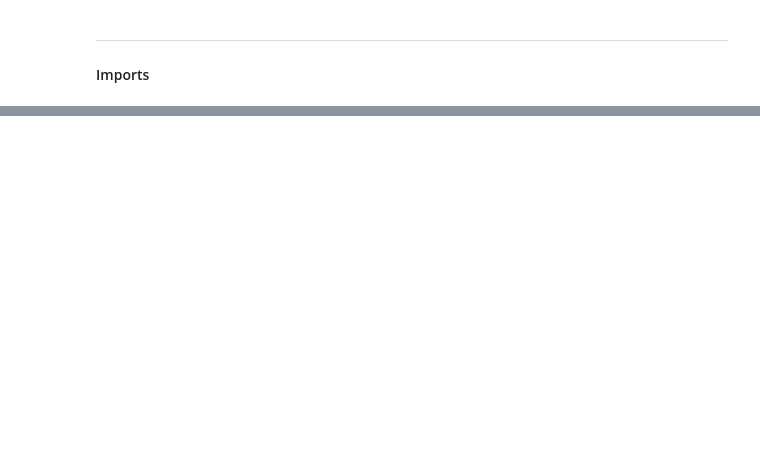
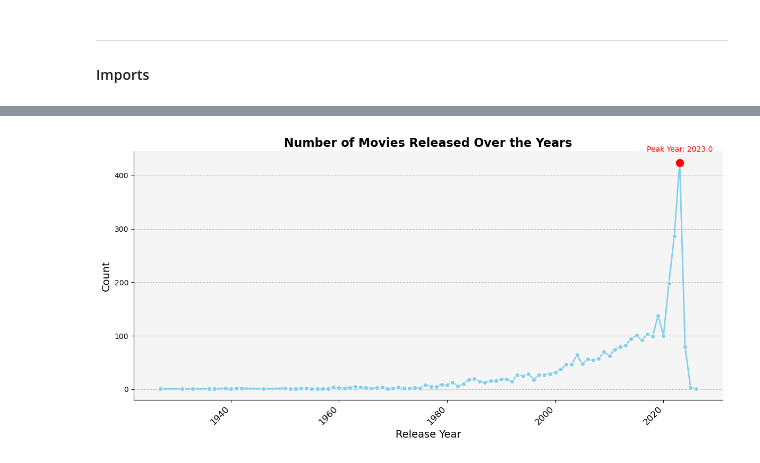
Before and after one commit to tamadasun/Integrated-Movie-Recommendation-and-Analysis, a Jupyter notebook: notebooks/01_Data_Cleaning_and_EDA.ipynb, the cells around one changed output, grey strips where cells are left out. Saved outputs shown, nothing was run; the diff lists cells and outputs as text; code cells hidden in the pictures; blank space fills up the shorter version.

```diff
--- a/notebooks/01_Data_Cleaning_and_EDA.ipynb
+++ b/notebooks/01_Data_Cleaning_and_EDA.ipynb
@@ -63,0 +319,8 @@ We use the TMDB API to collect comprehensive movie data, ensuring a diverse and
+# %%
+#Normalize numerical features for better model performance
+scaler = MinMaxScaler()
+
+tmdb_df['popularity_normalized'] = scaler.fit_transform(tmdb_df[['popularity']])
+
+
+tmdb_df['vote_count_normalized'] = scaler.fit_transform(tmdb_df[['vote_count']])
@@ -63,0 +422,3 @@ We use the TMDB API to collect comprehensive movie data, ensuring a diverse and
+# %%
+#create new column that shows the release year
+tmdb_df['release_year'] = pd.to_datetime(tmdb_df['release_date']).dt.year
@@ -63,0 +439,27 @@ We use the TMDB API to collect comprehensive movie data, ensuring a diverse and
+# %%
+# Explore release years
+release_year_counts = tmdb_df['release_year'].value_counts().sort_index()
+plt.figure(figsize=(12, 6))
+line_plot = sns.lineplot(x=release_year_counts.index, y=release_year_counts.values,
+                         marker='o', color='skyblue', linewidth=2)
+#highlight the peak year with red mark
+peak_year = release_year_counts.idxmax()
+plt.scatter(peak_year, release_year_counts.max(), color='red', s=100, zorder=5)
+
+#annotate the peak year
+plt.text(peak_year, release_year_counts.max() + 20, f'Peak Year: {peak_year}',
+         color='red', ha='center', fontsize=10)
+plt.title('Number of Movies Released Over the Years', fontsize=16, weight='bold')
+plt.xlabel('Release Year', fontsize=14)
+plt.ylabel('Count', fontsize=14)
+plt.xticks(rotation=45, ha='right', fontsize=12)
+
+#background customization
+plt.gca().set_facecolor('#F5F5F5')
+plt.grid(axis='y', linestyle='--', alpha=0.7)
+sns.despine()
+plt.tight_layout()
+
+plt.show()
+# %% [output]
+[figure, added]
```
Also changed, not shown: parts of 34 cells of this notebook, 2 other files.
